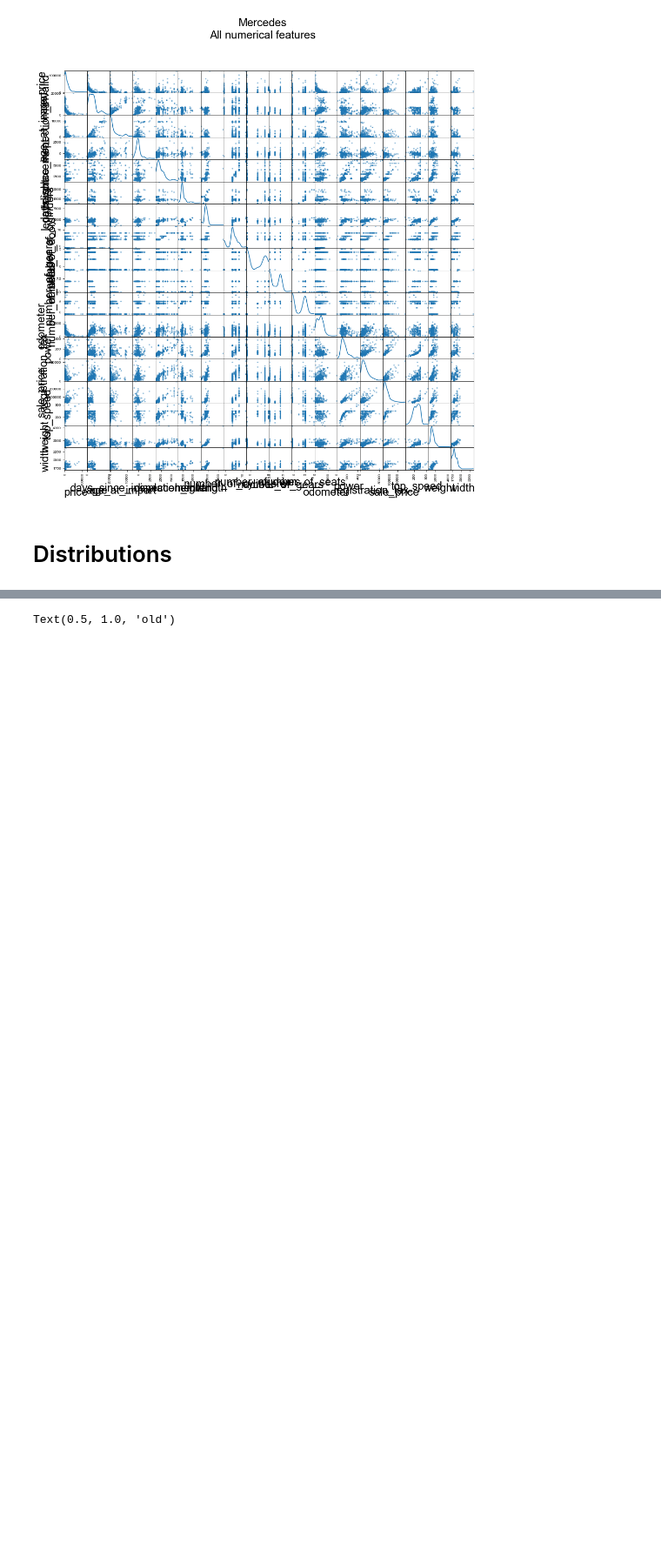
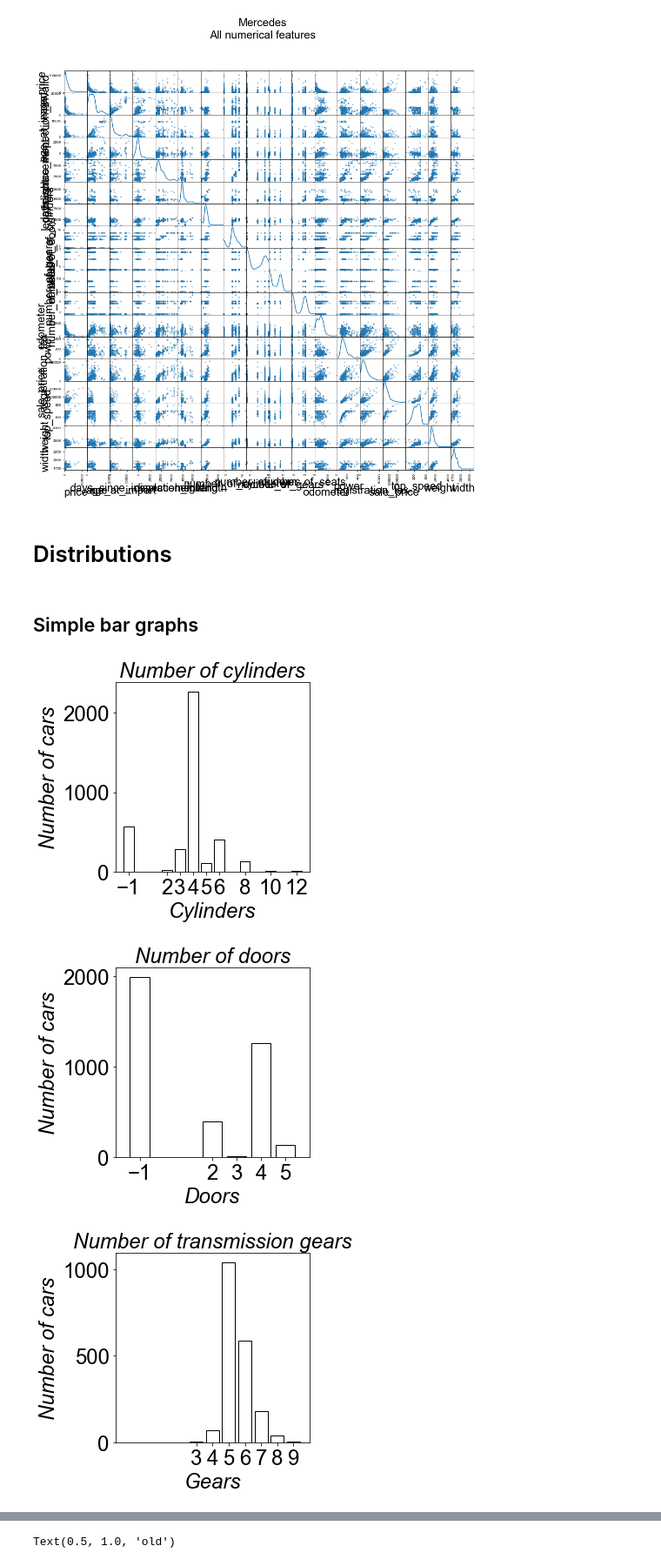
Before and after one commit to r5atom/Saturday-Datascience, a Jupyter notebook: code/eda-after-merge.ipynb, the cells around one changed output, grey strips where cells are left out. Shown at 87% size. Cells and saved outputs as stored; diff of their text form; code cells hidden in the pictures; blank space fills up the shorter version.

Commit message:
add bar graphs for integer counts

```diff
--- a/code/eda-after-merge.ipynb
+++ b/code/eda-after-merge.ipynb
@@ -192,3 +192,41 @@ def ecdf(data):
     y = pd.np.linspace(0,1,len(d))
     x = sorted(d)
     return x,y
+# %% [markdown]
+## Simple bar graphs
+# %%
+# loop over fields
+for data, title_label, xaxis_label in zip(
+    [
+        yX.number_of_cylinders,
+        yX.number_of_doors,
+        yX.number_of_gears,
+    ],
+    [
+        'Number of cylinders',
+        'Number of doors',
+        'Number of transmission gears',
+    ],
+    [
+        'Cylinders',
+        'Doors',
+        'Gears'
+    ]
+):
+    # "histogram"
+    cnt = data.value_counts()
+    # create figure
+    plt.figure(figsize=[4,4])
+    # plot bars
+    plt.bar(x=cnt.index, height=cnt.values, edgecolor='k', facecolor='None')
+    # prettify
+    ax = plt.gca()
+    ax.set_title(title_label, style='italic')
+    ax.set_xlabel(xaxis_label, style='italic')
+    ax.set_ylabel('Number of cars', style='italic')
+    ax.set_xlim(left=-2, right=cnt.index.max()+1)
+    ax.set_xticks(cnt.index)
+# %% [output]
+[figure, added]
+[figure, added]
+[figure, added]
```
Also changed, not shown: parts of 9 cells of this notebook.
